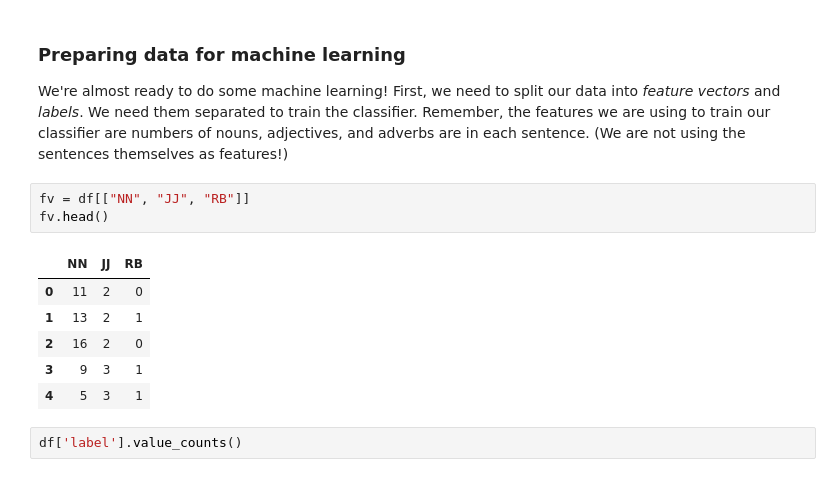
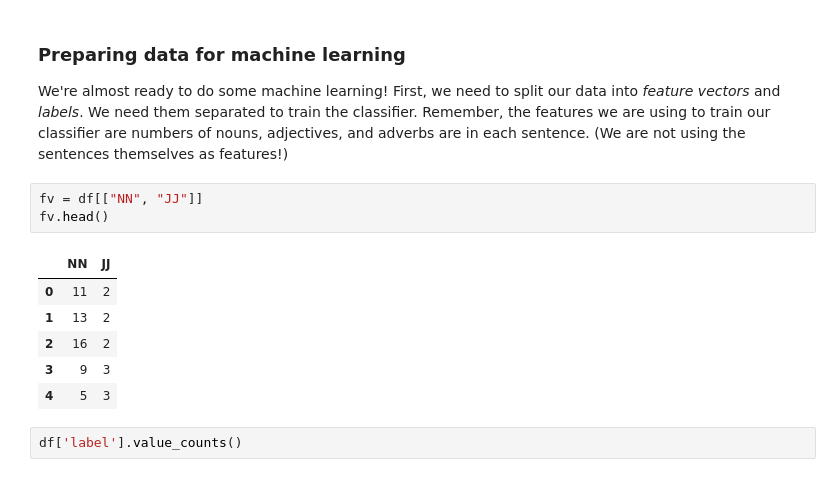
Before and after one commit to rachelrakov/Intro_to_Machine_Learning, a Jupyter notebook: intro_to_supervised_ml_with_python.ipynb, the cells around one changed output. Cells and saved outputs as stored; diff of their text form.

```diff
--- a/intro_to_supervised_ml_with_python.ipynb
+++ b/intro_to_supervised_ml_with_python.ipynb
@@ -32,15 +32,15 @@ df = pd.read_csv("df_news_romance.csv")
 ### Preparing data for machine learning
 We're almost ready to do some machine learning!  First, we need to split our data into *feature vectors* and *labels*.  We need them separated to train the classifier.  Remember, the features we are using to train our classifier are numbers of nouns, adjectives, and adverbs are in each sentence.  (We are not using the sentences themselves as features!)
 # %%
-fv = df[["NN", "JJ", "RB"]]
+fv = df[["NN", "JJ"]]
 fv.head()
 # %% [output]
-|  | NN | JJ | RB |
-| 0 | 11 | 2 | 0 |
-| 1 | 13 | 2 | 1 |
-| 2 | 16 | 2 | 0 |
-| 3 | 9 | 3 | 1 |
-| 4 | 5 | 3 | 1 |
+|  | NN | JJ |
+| 0 | 11 | 2 |
+| 1 | 13 | 2 |
+| 2 | 16 | 2 |
+| 3 | 9 | 3 |
+| 4 | 5 | 3 |
 # %%
 df['label'].value_counts()
 # %% [output]
```
Also changed, not shown: parts of 3 cells of this notebook, 1 other file.
